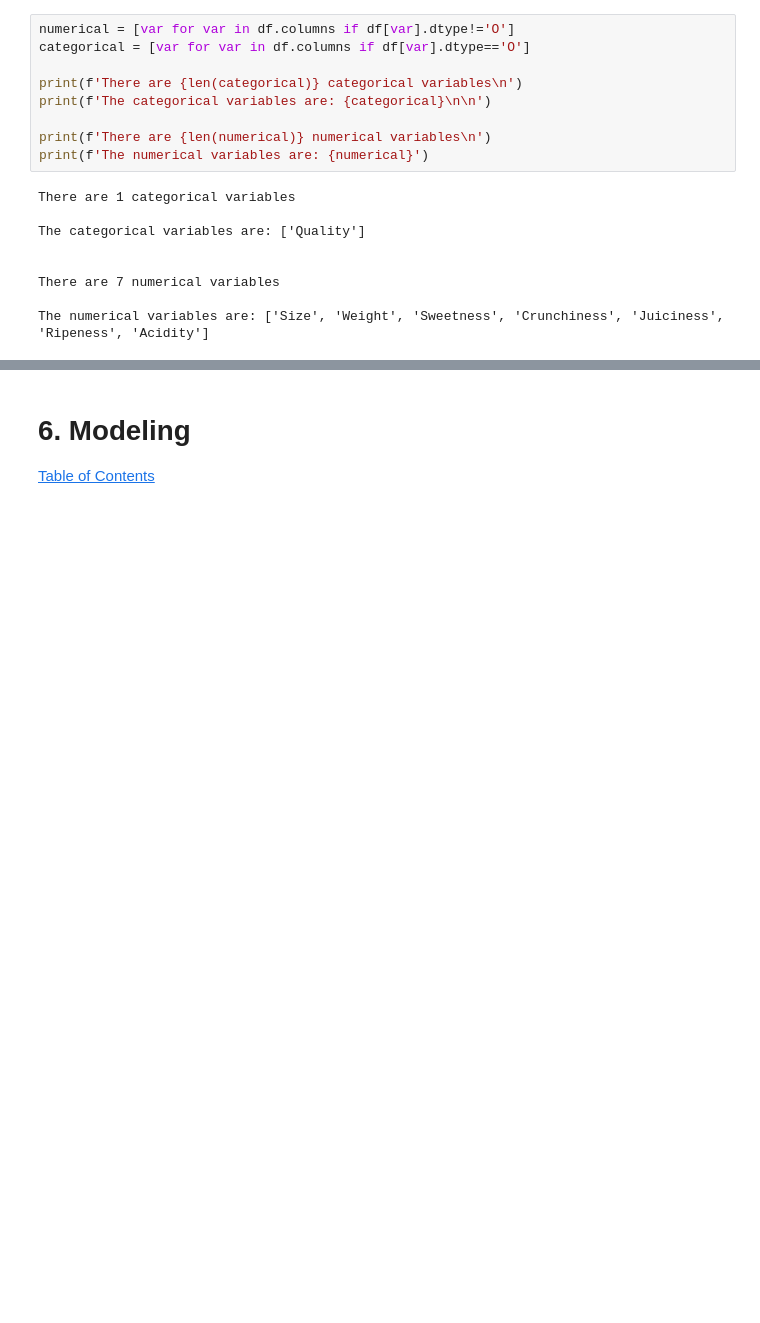
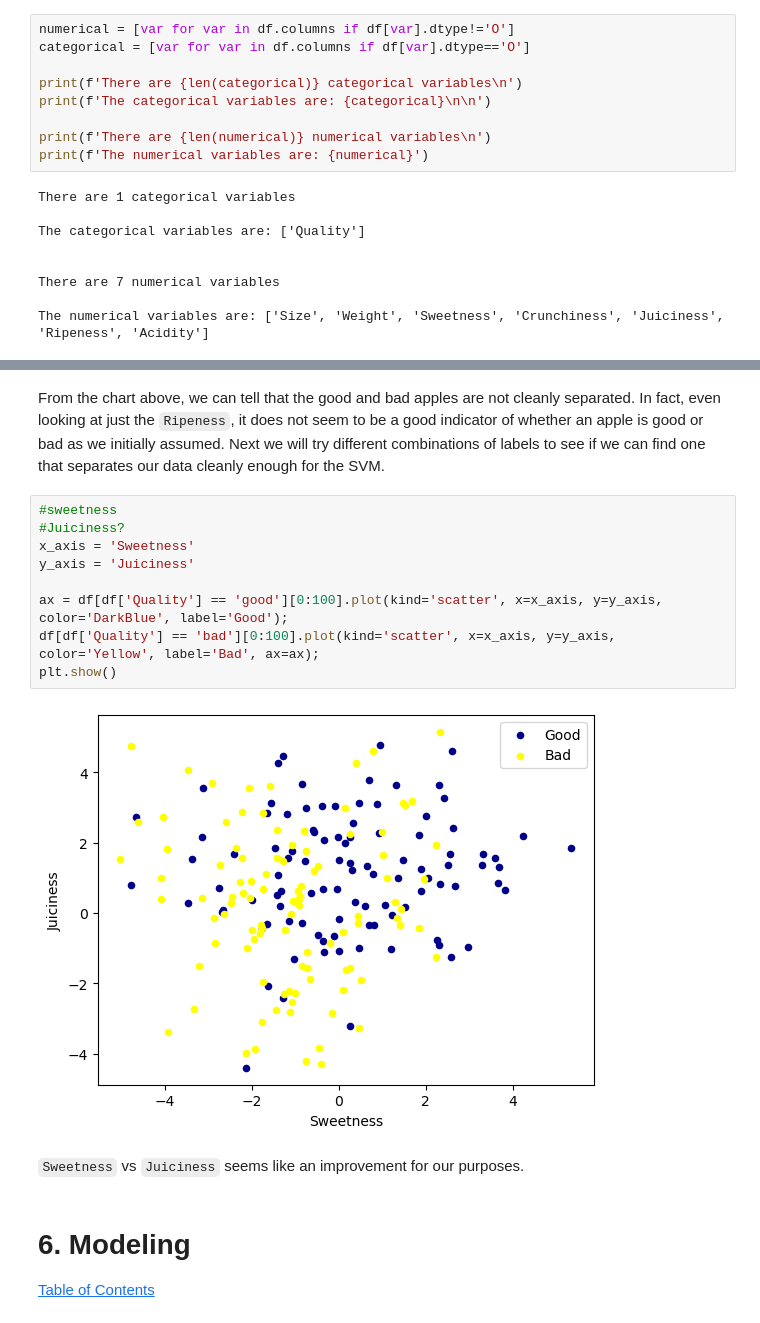
Before and after one commit to apaquette/SupportVectorMachine, a Jupyter notebook: Support Vector Machine.ipynb, the cells around one changed output, grey strips where cells are left out. Cells and saved outputs as stored; diff of their text form; blank space fills up the shorter version.

```diff
--- a/Support Vector Machine.ipynb
+++ b/Support Vector Machine.ipynb
@@ -220,3 +240,18 @@ The numerical variables are: ['Size', 'Weight', 'Sweetness', 'Crunchiness', 'Jui
+# %% [markdown]
+From the chart above, we can tell that the good and bad apples are not cleanly separated. In fact, even looking at just the `Ripeness`, it does not seem to be a good indicator of whether an apple is good or bad as we initially assumed. Next we will try different combinations of labels to see if we can find one that separates our data cleanly enough for the SVM.
+# %%
+#sweetness
+#Juiciness?
+x_axis = 'Sweetness'
+y_axis = 'Juiciness'
+
+ax = df[df['Quality'] == 'good'][0:100].plot(kind='scatter', x=x_axis, y=y_axis, color='DarkBlue', label='Good');
+df[df['Quality'] == 'bad'][0:100].plot(kind='scatter', x=x_axis, y=y_axis, color='Yellow', label='Bad', ax=ax);
+plt.show()
+# %% [output]
+[figure, added]
+# %% [markdown]
+`Sweetness` vs `Juiciness` seems like an improvement for our purposes.
 # %% [markdown]
 # **6. Modeling** <a class="anchor" id="6"></a>
 [Table of Contents](#0.1)
```
Also changed, not shown: parts of 3 cells of this notebook.
